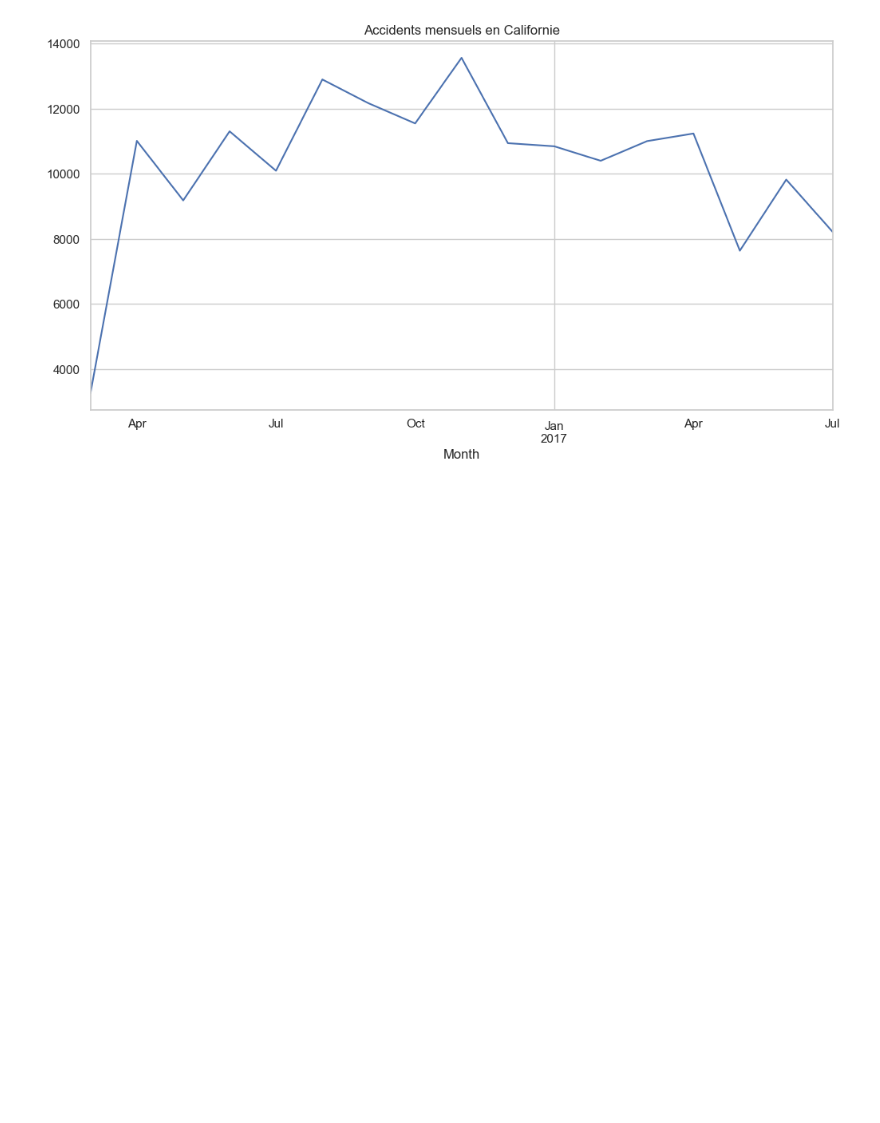
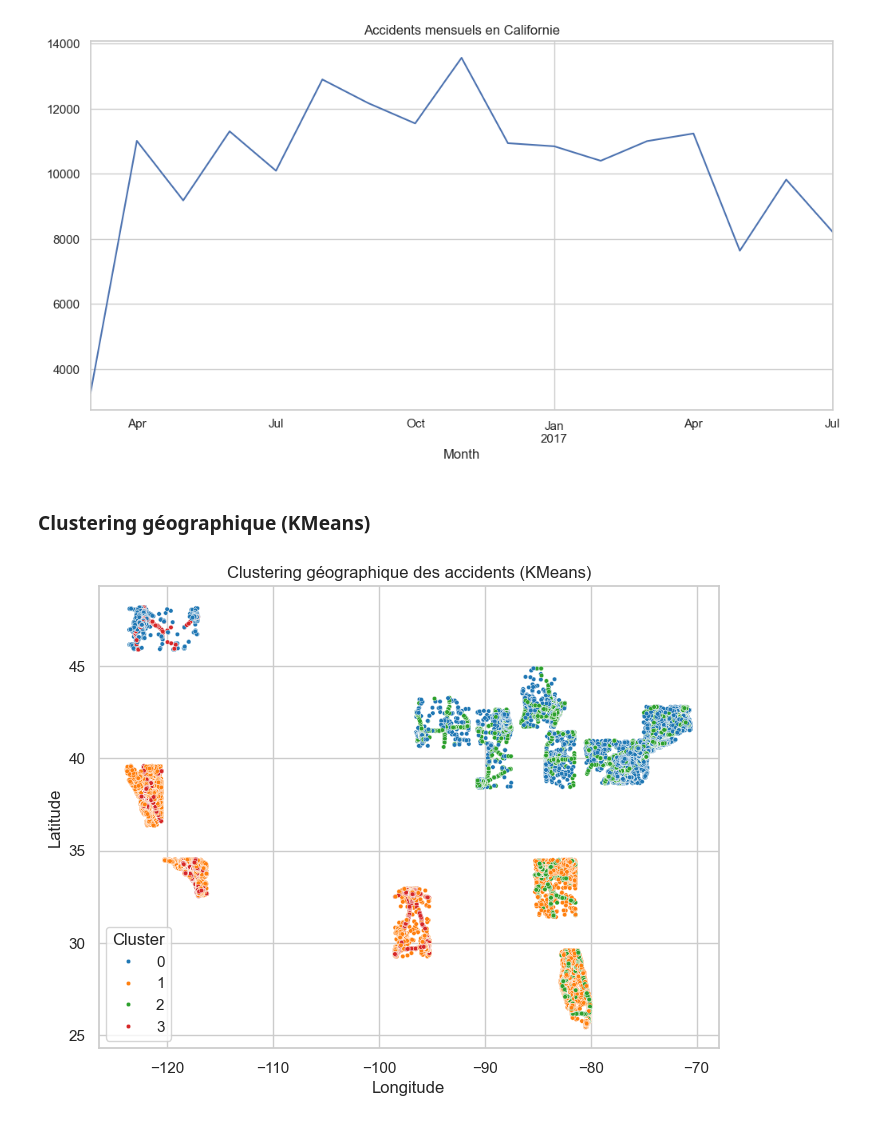
Before and after one commit to fatimazahraBe/Analyse-Statistique-Avanc-e-des-Accidents-de-la-Route-aux-tats-Unis, a Jupyter notebook: 03_statistiques/statistique_Géo.ipynb, the cells around one changed output. Saved outputs shown, nothing was run; the diff lists cells and outputs as text; code cells hidden in the pictures; blank space fills up the shorter version.

```diff
--- a/03_statistiques/statistique_Géo.ipynb
+++ b/03_statistiques/statistique_Géo.ipynb
@@ -269,3 +268,37 @@ plt.title("Accidents mensuels en Californie")
 plt.show()
 # %% [output]
 [figure]
+# %% [markdown]
+### Clustering géographique (KMeans)
+# %%
+from sklearn.cluster import KMeans
+from sklearn.preprocessing import StandardScaler
+
+geo_features = df[['Start_Lat', 'Start_Lng', 'Severity']].dropna()
+
+# Normalisation
+scaler = StandardScaler()
+X_scaled = scaler.fit_transform(geo_features)
+
+# KMeans
+kmeans = KMeans(n_clusters=4, random_state=42)
+clusters = kmeans.fit_predict(X_scaled)
+
+geo_features['Cluster'] = clusters
+
+# Visualisation
+plt.figure(figsize=(8,6))
+sns.scatterplot(
+    x='Start_Lng',
+    y='Start_Lat',
+    hue='Cluster',
+    data=geo_features,
+    palette='tab10',
+    s=10
+)
+plt.title("Clustering géographique des accidents (KMeans)")
+plt.xlabel("Longitude")
+plt.ylabel("Latitude")
+plt.show()
+# %% [output]
+[figure, added]
```
Also changed, not shown: parts of 14 cells of this notebook, 2 other files.
